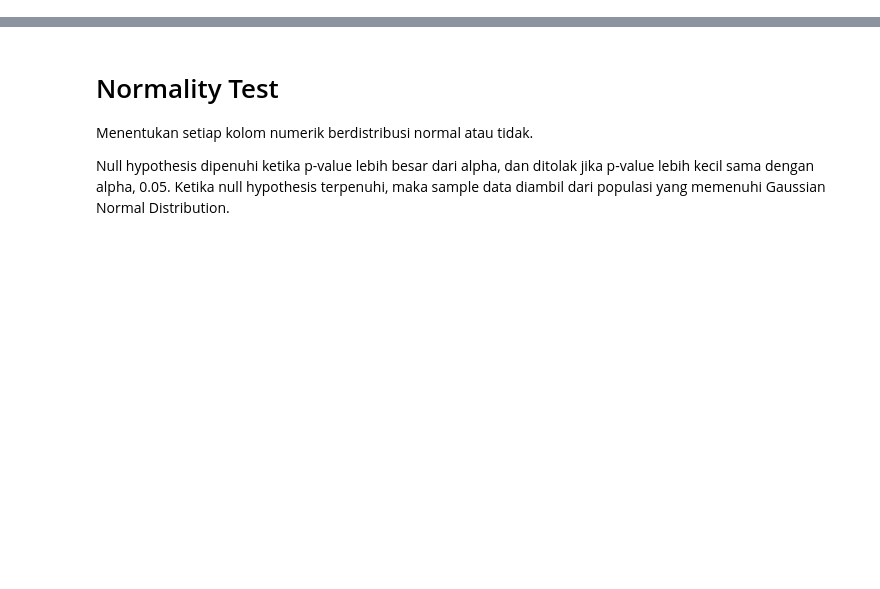
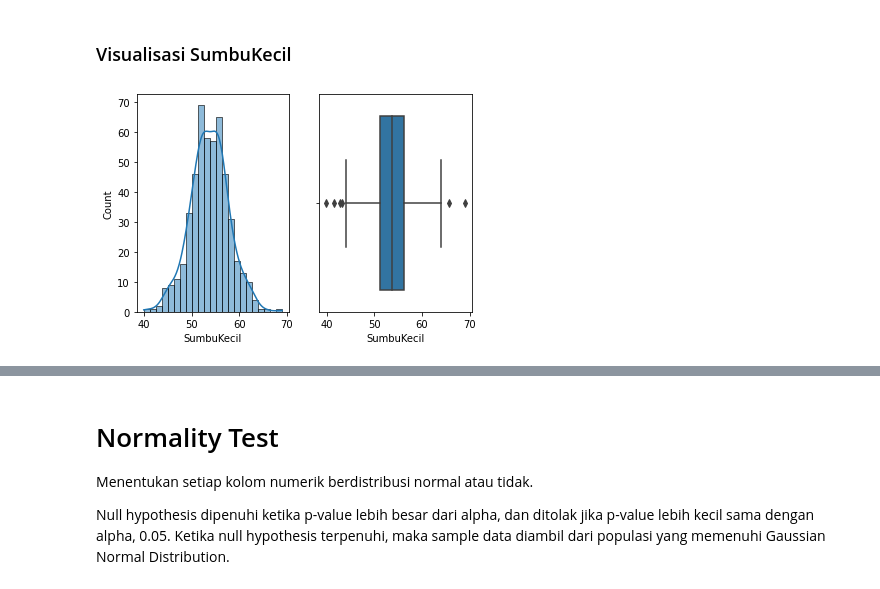
Before and after one commit to alifbhadrika/data-statistical-analysis, a Jupyter notebook: statistic.ipynb, the cells around one changed output, grey strips where cells are left out. Drawn from its saved outputs; the diff is of its cells as text; code cells hidden in the pictures; blank space fills up the shorter version.

```diff
--- a/statistic.ipynb
+++ b/statistic.ipynb
@@ -76,0 +78,6 @@ sns.displot(data['SumbuKecil'], kde=True)
+# %% [markdown]
+### Visualisasi SumbuKecil
+# %%
+makeplot("SumbuKecil")
+# %% [output]
+[figure, added]
```
Also changed, not shown: parts of 24 cells of this notebook.
